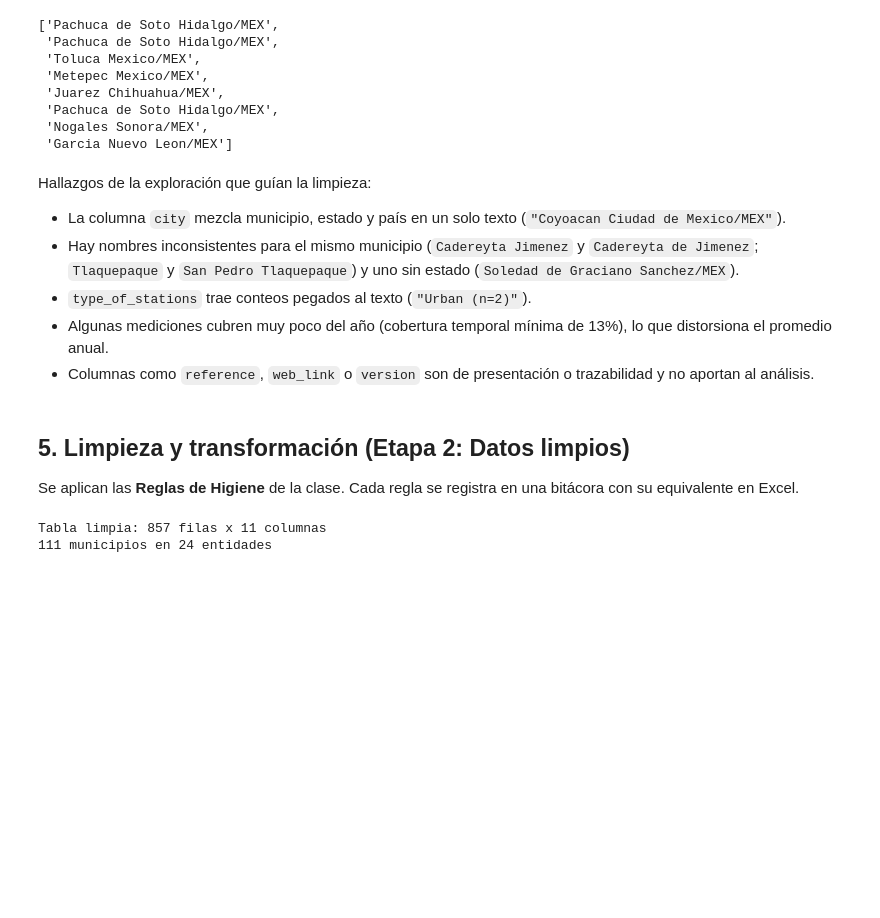
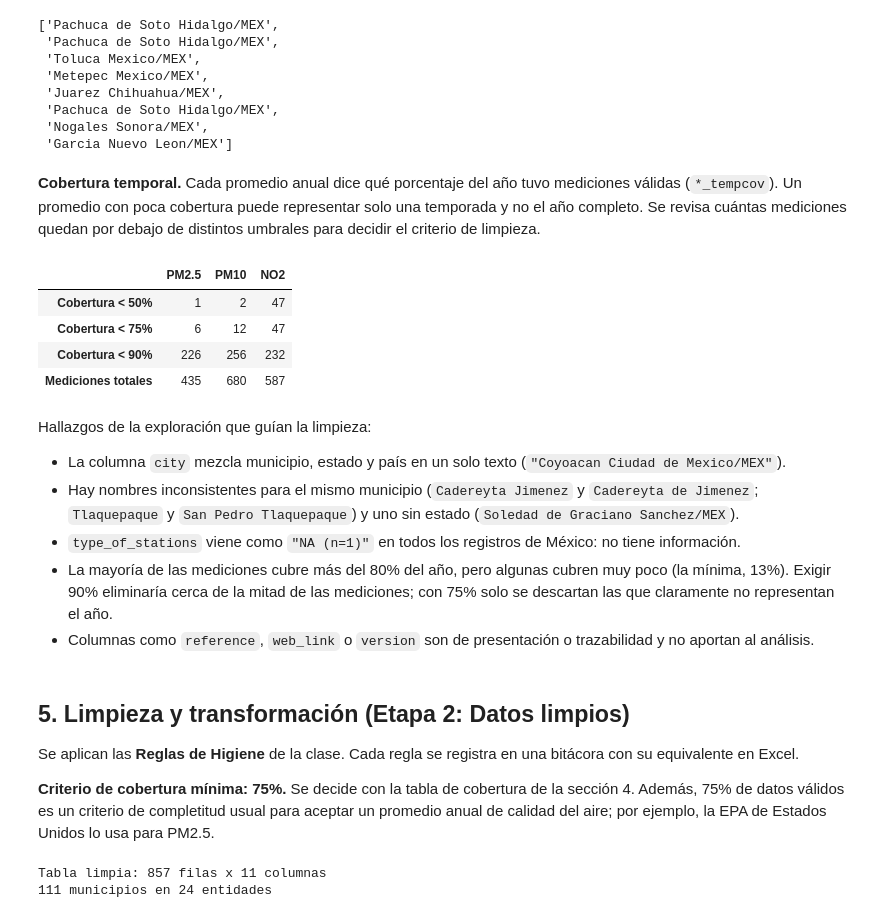
Before and after one commit to UDeployments/cpfia-tcs-practicas, a Jupyter notebook: Modulo02/S18_Calidad_Aire_Excel/notebooks/01_preparacion_datos.ipynb, the cells around one changed output. Drawn from its saved outputs; the diff is of its cells as text; code cells hidden in the pictures; blank space fills up the shorter version.

```diff
--- a/Modulo02/S18_Calidad_Aire_Excel/notebooks/01_preparacion_datos.ipynb
+++ b/Modulo02/S18_Calidad_Aire_Excel/notebooks/01_preparacion_datos.ipynb
@@ -149,16 +147,34 @@ mex_crudo["city"].sample(8, random_state=1).tolist()
  'Pachuca de Soto Hidalgo/MEX',
  'Nogales Sonora/MEX',
  'Garcia Nuevo Leon/MEX']
+# %% [markdown]
+**Cobertura temporal.** Cada promedio anual dice qué porcentaje del año tuvo mediciones válidas (`*_tempcov`). Un promedio con poca cobertura puede representar solo una temporada y no el año completo. Se revisa cuántas mediciones quedan por debajo de distintos umbrales para decidir el criterio de limpieza.
+# %%
+umbrales = [50, 75, 90]
+cobertura = pd.DataFrame({
+    nombre: [int((mex_crudo[f"{pref}_tempcov"] < u).sum()) for u in umbrales]
+    for pref, nombre in (("pm25", "PM2.5"), ("pm10", "PM10"), ("no2", "NO2"))
+}, index=[f"Cobertura < {u}%" for u in umbrales])
+cobertura.loc["Mediciones totales"] = mex_crudo[["pm25_tempcov", "pm10_tempcov", "no2_tempcov"]].notna().sum().values
+cobertura
+# %% [output]
+|  | PM2.5 | PM10 | NO2 |
+| Cobertura < 50% | 1 | 2 | 47 |
+| Cobertura < 75% | 6 | 12 | 47 |
+| Cobertura < 90% | 226 | 256 | 232 |
+| Mediciones totales | 435 | 680 | 587 |
 # %% [markdown]
 Hallazgos de la exploración que guían la limpieza:
 
 - La columna `city` mezcla municipio, estado y país en un solo texto (`"Coyoacan Ciudad de Mexico/MEX"`).
 - Hay nombres inconsistentes para el mismo municipio (`Cadereyta Jimenez` y `Cadereyta de Jimenez`; `Tlaquepaque` y `San Pedro Tlaquepaque`) y uno sin estado (`Soledad de Graciano Sanchez/MEX`).
-- `type_of_stations` trae conteos pegados al texto (`"Urban (n=2)"`).
-- Algunas mediciones cubren muy poco del año (cobertura temporal mínima de 13%), lo que distorsiona el promedio anual.
+- `type_of_stations` viene como `"NA (n=1)"` en todos los registros de México: no tiene información.
+- La mayoría de las mediciones cubre más del 80% del año, pero algunas cubren muy poco (la mínima, 13%). Exigir 90% eliminaría cerca de la mitad de las mediciones; con 75% solo se descartan las que claramente no representan el año.
 - Columnas como `reference`, `web_link` o `version` son de presentación o trazabilidad y no aportan al análisis.
 # %% [markdown]
 ## 5. Limpieza y transformación (Etapa 2: Datos limpios)
 
 Se aplican las **Reglas de Higiene** de la clase. Cada regla se registra en una bitácora con su equivalente en Excel.
+
+**Criterio de cobertura mínima: 75%.** Se decide con la tabla de cobertura de la sección 4. Además, 75% de datos válidos es un criterio de completitud usual para aceptar un promedio anual de calidad del aire; por ejemplo, la EPA de Estados Unidos lo usa para PM2.5.
 # %%
```
Also changed, not shown: parts of 9 cells of this notebook, 2 other files.
